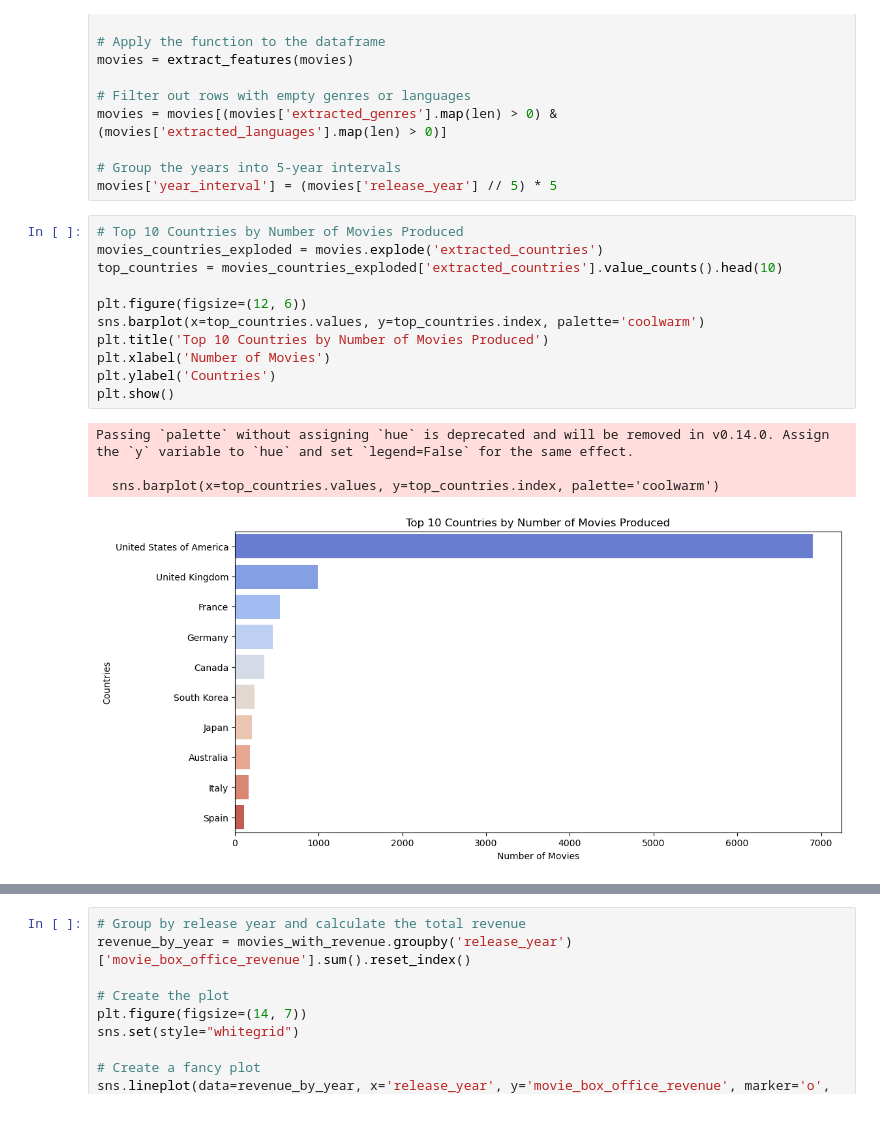
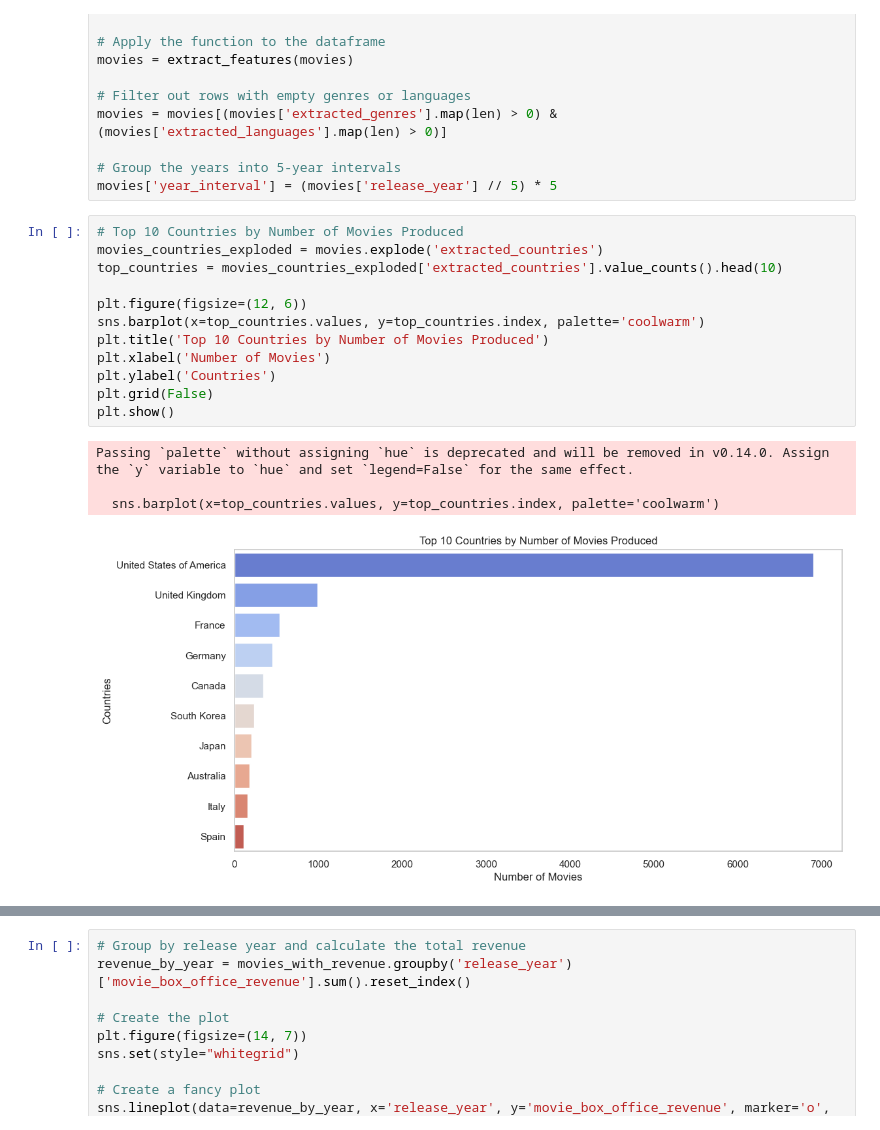
Before and after one commit to arthurEpfl/CMU_MovieCorpus_Data_Analysis, a Jupyter notebook: src/data_exploration.ipynb, the cells around one changed output, grey strips where cells are left out. Cells and saved outputs as stored; diff of their text form.

```diff
--- a/src/data_exploration.ipynb
+++ b/src/data_exploration.ipynb
@@ -135,16 +135,17 @@ movies['year_interval'] = (movies['release_year'] // 5) * 5
 # %%
 # Top 10 Countries by Number of Movies Produced
 movies_countries_exploded = movies.explode('extracted_countries')
 top_countries = movies_countries_exploded['extracted_countries'].value_counts().head(10)
 
 plt.figure(figsize=(12, 6))
 sns.barplot(x=top_countries.values, y=top_countries.index, palette='coolwarm')
 plt.title('Top 10 Countries by Number of Movies Produced')
 plt.xlabel('Number of Movies')
 plt.ylabel('Countries')
+plt.grid(False)
 plt.show()
 # %% [output]
 Passing `palette` without assigning `hue` is deprecated and will be removed in v0.14.0. Assign the `y` variable to `hue` and set `legend=False` for the same effect.
 
   sns.barplot(x=top_countries.values, y=top_countries.index, palette='coolwarm')
-[figure, old version]
+[figure, new version]
```
Also changed, not shown: parts of 6 cells of this notebook.
